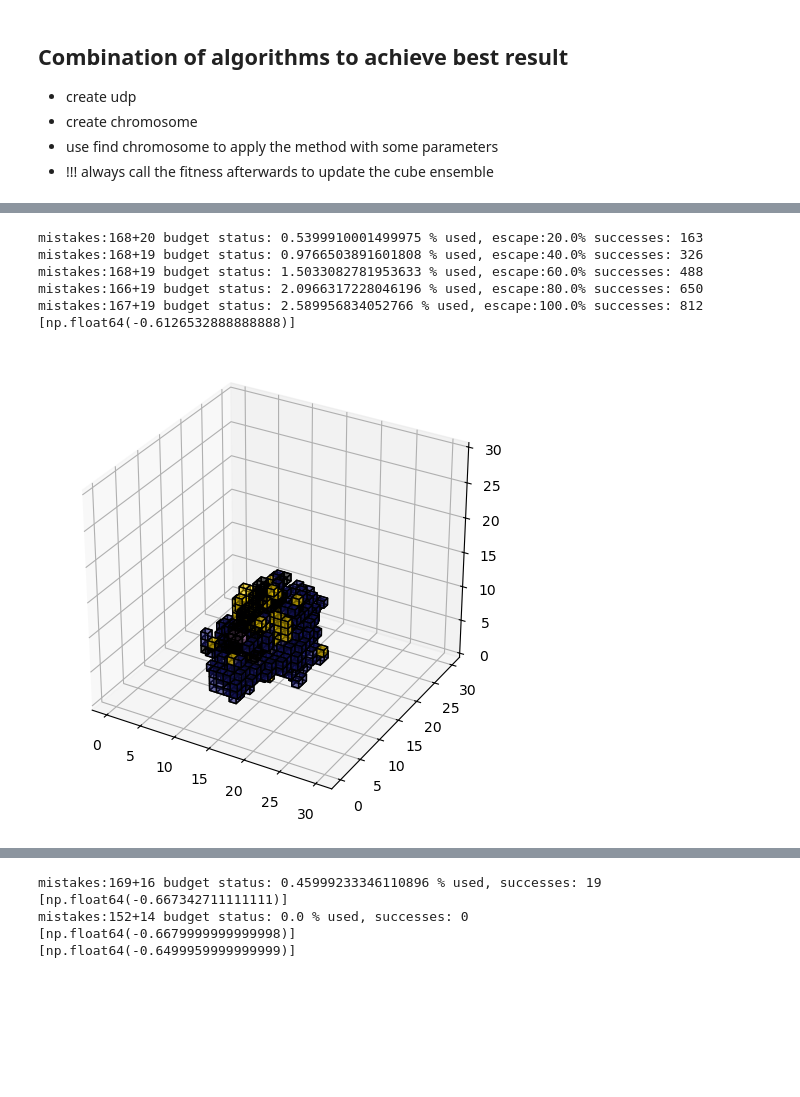
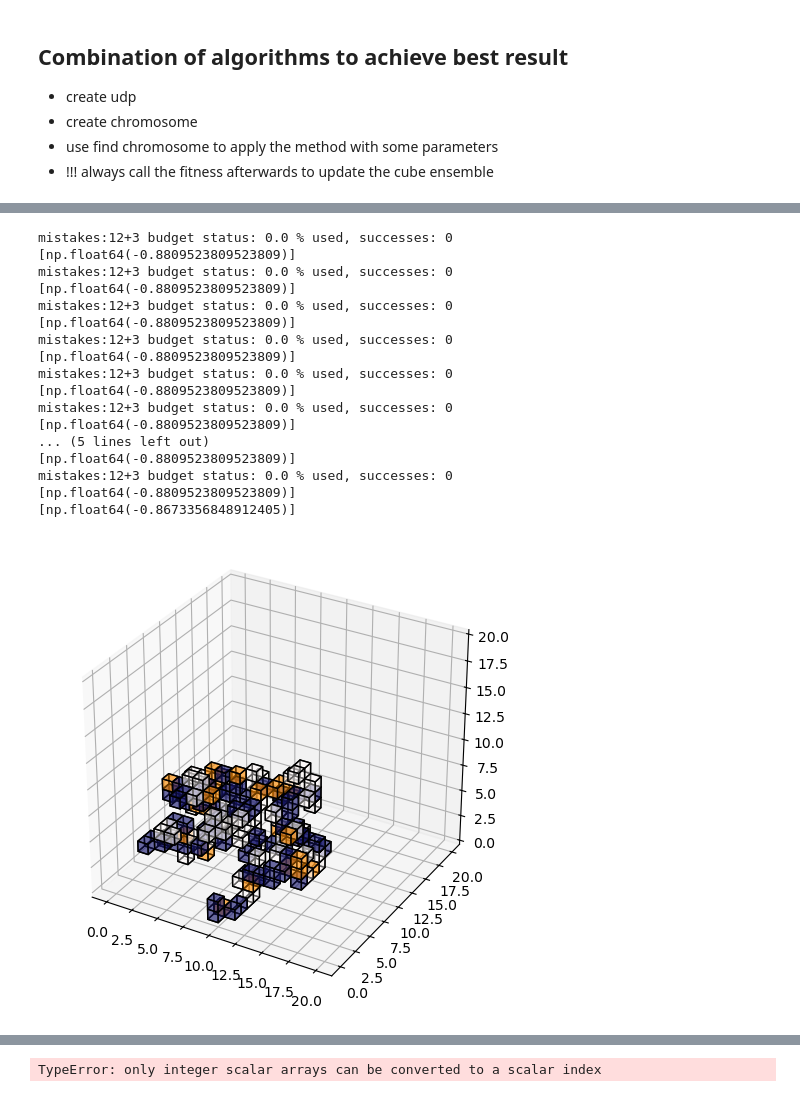
Before and after one commit to MarekOnd/SpOC3-solution, a Jupyter notebook: Challenge 3 Programmable Cubes/implementation_heuristic.ipynb, the cells around one changed output, grey strips where cells are left out. Saved outputs shown, nothing was run; the diff lists cells and outputs as text; code cells hidden in the pictures; blank space fills up the shorter version.

Commit message:
experimented with inverse problem, added inversion of chromosome

```diff
--- a/Challenge 3 Programmable Cubes/implementation_heuristic.ipynb
+++ b/Challenge 3 Programmable Cubes/implementation_heuristic.ipynb
@@ -18,7 +28,7 @@ from implementation_heuristic import *
 - use find chromosome to apply the method with some parameters
 - !!! always call the fitness afterwards to update the cube ensemble
 # %%
-PROBLEM = "JWST"
+PROBLEM = "ISS_INV"
 udp = programmable_cubes_UDP(PROBLEM)
 udp.fitness(np.array([-1]))
 ti = udp.initial_cube_types
@@ -29,16 +81,16 @@ types = np.arange(np.max(ti)+1)
 # %%
 
-def apply_find_chromosome_multiple_times(udp:programmable_cubes_UDP,method=find_chromosome,count=1,chromosome = np.array([])):
+def apply_find_chromosome_multiple_times(udp:programmable_cubes_UDP,method=find_chromosome,count=1,chromosome = np.array([]),random_shuffle = False):
     """
     udp has to be initialized
     """
     for i in range(count):
-        tmp_chrom = method(udp)
+        tmp_chrom = method(udp,random_shuffle)
         chromosome = np.concatenate([chromosome,tmp_chrom])
         print(udp.fitness(np.concatenate([tmp_chrom,np.array([-1])]),udp.final_cube_positions))
     return chromosome
 # %%
-def find_chromosome_heuristic(udp:programmable_cubes_UDP):
+def find_chromosome_heuristic(udp:programmable_cubes_UDP, random_shuffle = False):
     """
     Idea:
     mark indices at wrong places and with wrong types only once
@@ -70,12 +122,25 @@ def find_chromosome_heuristic(udp:programmable_cubes_UDP):
     # wpi - wrong place ids, from cube_position
     # epi - empty place ids, from target configuration ct
 
+    if len(wti) == 0:
+        wti = np.array([], dtype=int)
+    if len(epi) == 0:
+        epi = np.array([], dtype=int)
+    if len(wpi) == 0:
+        wpi = np.array([], dtype=int)
+
+    if random_shuffle:
+        for id in range(len(ti)):
+            move = force_random_move(id,cubes,id)
+            if move != -1:
+                chrom.extend([id,move])
+
     # Step 1: move wti to epi
     for id in wti:
         empty_coords_with_correct_type = empty_coords[empty_coords_types==ti[id]]
 
         start = np.array(cubes.cube_position[id])
-        tmp_chrom, tmp_path, success = dijkstra_cubes_multiple(cubes,id,empty_coords_with_correct_type,50)
+        tmp_chrom, tmp_path, success = dijkstra_cubes_multiple(cubes,id,empty_coords_with_correct_type)
         if success:
             chrom.extend(tmp_chrom)
             cubes.apply_chromosome(np.concatenate([tmp_chrom,[-1]]),True)
@@ -90,7 +155,7 @@ def find_chromosome_heuristic(udp:programmable_cubes_UDP):
         empty_coords_with_correct_type = empty_coords[empty_coords_types==ti[id]]
 
         start = np.array(cubes.cube_position[id])
-        tmp_chrom, tmp_path, success = dijkstra_cubes_multiple(cubes,id,empty_coords_with_correct_type,50)
+        tmp_chrom, tmp_path, success = dijkstra_cubes_multiple(cubes,id,empty_coords_with_correct_type)
         if success:
             chrom.extend(tmp_chrom)
             cubes.apply_chromosome(np.concatenate([tmp_chrom,[-1]]),True)
@@ -106,13 +171,21 @@ def find_chromosome_heuristic(udp:programmable_cubes_UDP):
     print(f"mistakes:{len(wpi)}+{len(wti)} budget status: {len(chrom)/udp.get_nix()*100} % used, successes: {successes}")
     return np.array(chrom,dtype=int)
 print(udp.fitness(np.array([-1])))
-chrom = apply_find_chromosome_multiple_times(udp,find_chromosome_heuristic,2)
+chrom = apply_find_chromosome_multiple_times(udp,find_chromosome_heuristic,10)
+print(udp.fitness(np.concatenate([chrom,np.array([-1])])))
 chrom = np.concatenate([chrom,find_chromosome(udp,pair_colours,axis_search_always_move)])
 print(udp.fitness(np.concatenate([chrom,np.array([-1])])))
 udp.plot('ensemble', types)
-chrom = apply_find_chromosome_multiple_times(udp,find_chromosome_heuristic,2,chrom)
+chrom = apply_find_chromosome_multiple_times(udp,find_chromosome_heuristic,10,chrom,False)
 print(udp.fitness(np.concatenate([chrom,np.array([-1])])))
 udp.plot('ensemble', types)
+udp.plot('target', types)
+# chrom = np.concatenate([chrom,find_chromosome(udp,pair_colours,axis_search_always_move)])
+# print(udp.fitness(np.concatenate([chrom,np.array([-1])])))
+# udp.plot('ensemble', types)
+# chrom = apply_find_chromosome_multiple_times(udp,find_chromosome_heuristic,2,chrom)
+# print(udp.fitness(np.concatenate([chrom,np.array([-1])])))
+# udp.plot('ensemble', types)
 #chrom = find_chromosome_heuristic(udp)
 #print(chrom)
 #chrom = format_chromosome(udp,chrom)
@@ -132,7 +211,18 @@ mistakes:166+20 budget status: 2.5566240562657288 % used, escape:100.0% successe
-mistakes:168+20 budget status: 0.5399910001499975 % used, escape:20.0% successes: 163
-mistakes:168+19 budget status: 0.9766503891601808 % used, escape:40.0% successes: 326
-mistakes:168+19 budget status: 1.5033082781953633 % used, escape:60.0% successes: 488
-mistakes:166+19 budget status: 2.0966317228046196 % used, escape:80.0% successes: 650
-mistakes:167+19 budget status: 2.589956834052766 % used, escape:100.0% successes: 812
-[np.float64(-0.6126532888888888)]
+mistakes:12+3 budget status: 0.0 % used, successes: 0
+[np.float64(-0.8809523809523809)]
+mistakes:12+3 budget status: 0.0 % used, successes: 0
+[np.float64(-0.8809523809523809)]
+mistakes:12+3 budget status: 0.0 % used, successes: 0
+[np.float64(-0.8809523809523809)]
+mistakes:12+3 budget status: 0.0 % used, successes: 0
+[np.float64(-0.8809523809523809)]
+mistakes:12+3 budget status: 0.0 % used, successes: 0
+[np.float64(-0.8809523809523809)]
+mistakes:12+3 budget status: 0.0 % used, successes: 0
+[np.float64(-0.8809523809523809)]
+... (5 lines left out)
+[np.float64(-0.8809523809523809)]
+mistakes:12+3 budget status: 0.0 % used, successes: 0
+[np.float64(-0.8809523809523809)]
+[np.float64(-0.8673356848912405)]
-[figure, old version]
+[figure, new version]
@@ -139,5 +230 @@ mistakes:167+19 budget status: 2.589956834052766 % used, escape:100.0% successes
-mistakes:169+16 budget status: 0.45999233346110896 % used, successes: 19
-[np.float64(-0.667342711111111)]
-mistakes:152+14 budget status: 0.0 % used, successes: 0
-[np.float64(-0.6679999999999998)]
-[np.float64(-0.6499959999999999)]
+TypeError: only integer scalar arrays can be converted to a scalar index
```
Also changed, not shown: parts of 7 cells of this notebook, 3 other files.
